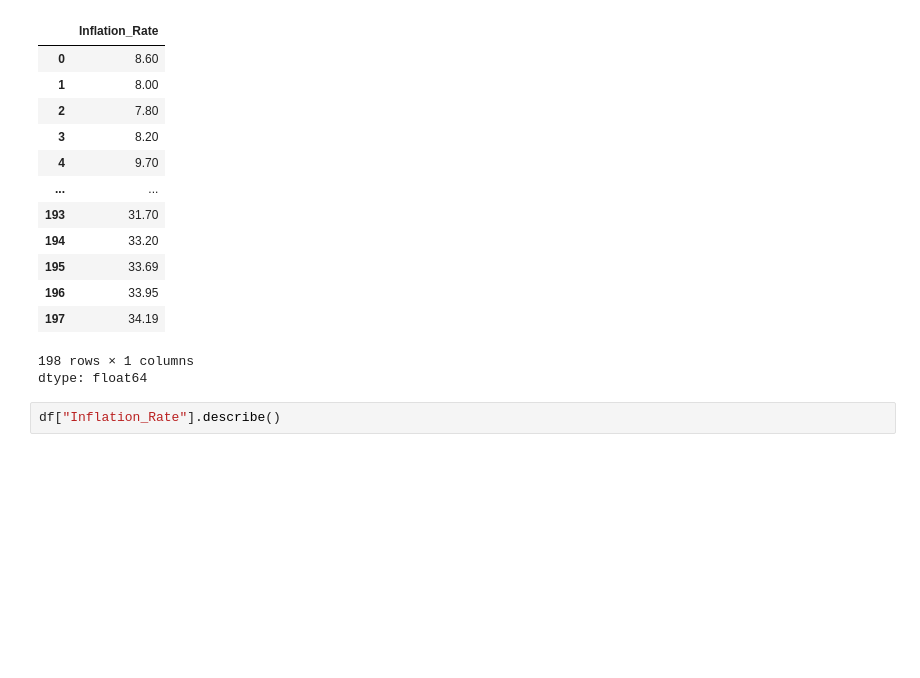
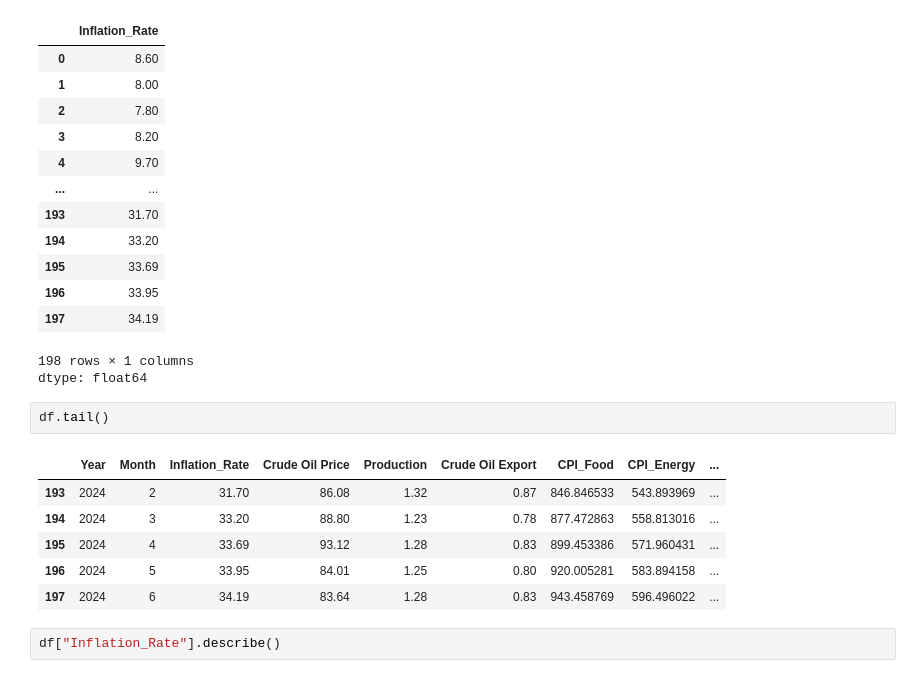
Before and after one commit to TobilobaOk/machine-learning, a Jupyter notebook: project1.ipynb, the cells around one changed output. Saved outputs shown, nothing was run; the diff lists cells and outputs as text; blank space fills up the shorter version.

```diff
--- a/project1.ipynb
+++ b/project1.ipynb
@@ -51,6 +53,15 @@ df["Inflation_Rate"]
 | 197 | 34.19 |
 198 rows × 1 columns
 dtype: float64
+# %%
+df.tail()
+# %% [output]
+|  | Year | Month | Inflation_Rate | Crude Oil Price | Production | Crude Oil Export | CPI_Food | CPI_Energy | ... |
+| 193 | 2024 | 2 | 31.70 | 86.08 | 1.32 | 0.87 | 846.846533 | 543.893969 | ... |
+| 194 | 2024 | 3 | 33.20 | 88.80 | 1.23 | 0.78 | 877.472863 | 558.813016 | ... |
+| 195 | 2024 | 4 | 33.69 | 93.12 | 1.28 | 0.83 | 899.453386 | 571.960431 | ... |
+| 196 | 2024 | 5 | 33.95 | 84.01 | 1.25 | 0.80 | 920.005281 | 583.894158 | ... |
+| 197 | 2024 | 6 | 34.19 | 83.64 | 1.28 | 0.83 | 943.458769 | 596.496022 | ... |
 # %%
 df["Inflation_Rate"].describe()
 # %% [output]
```
Also changed, not shown: parts of 2 cells of this notebook.
